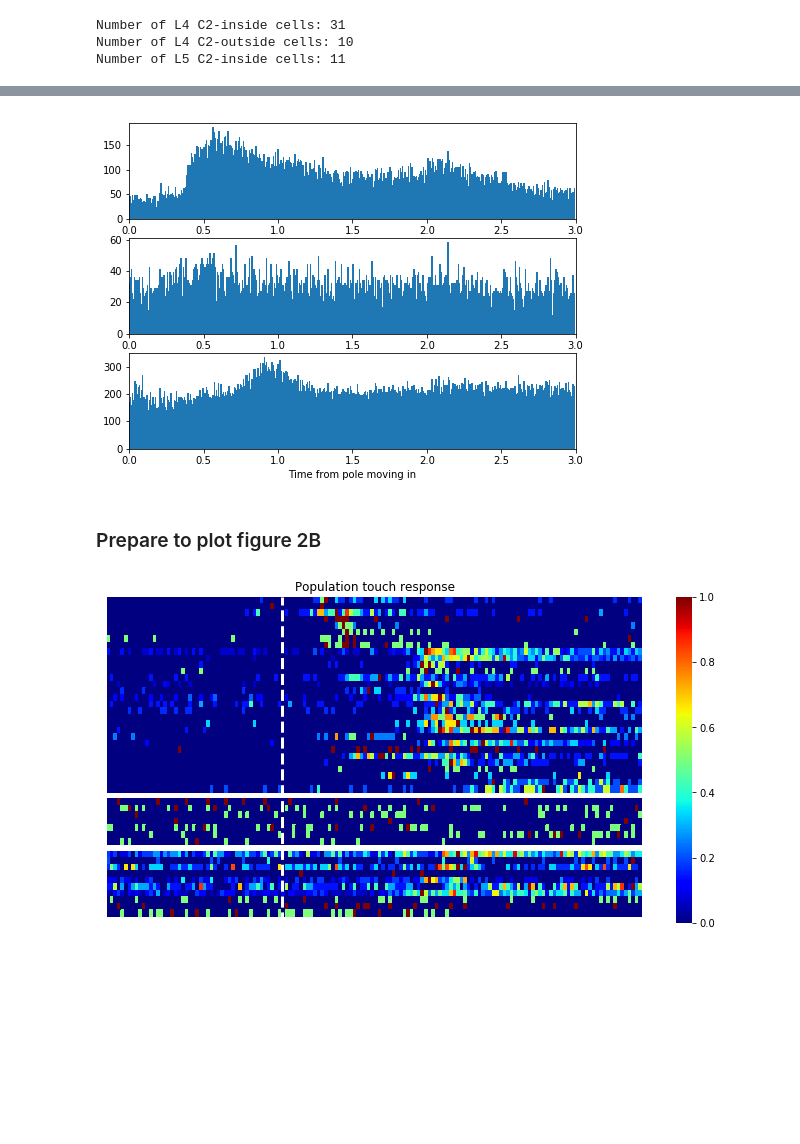
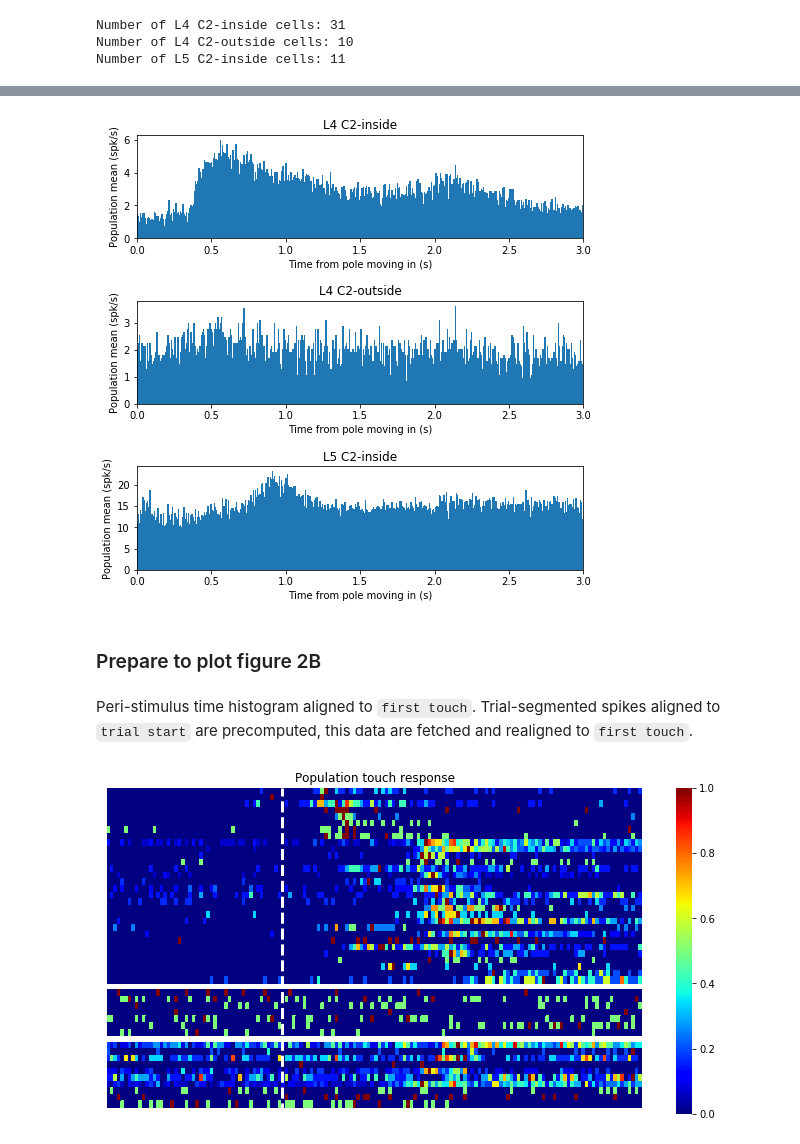
Before and after one commit to vathes/Hires-Gutnisky-2015, a Jupyter notebook: Notebooks/Hires-Gutnisky-2015 Example.ipynb, the cells around one changed output, grey strips where cells are left out. Saved outputs shown, nothing was run; the diff lists cells and outputs as text; code cells hidden in the pictures; blank space fills up the shorter version.

```diff
--- a/Notebooks/Hires-Gutnisky-2015 Example.ipynb
+++ b/Notebooks/Hires-Gutnisky-2015 Example.ipynb
@@ -98,7 +94,7 @@ spike_times = np.hstack(spike_times)
 # %%
 # trial-average spike histogram
 def build_PSTH(spike_train, timestamps, tlim, bin_size=0.05):
-    spk_counts, spk_edges = np.histogram(np.hstack(timestamps[np.where(r[:len(timestamps)] > 0)[0]] for r in spike_train),
+    spk_counts, spk_edges = np.histogram(np.hstack(t[np.where(r[:len(timestamps)] > 0)[0]] for r, t in zip(spike_train, timestamps),
                                          bins=int((tlim[-1] - tlim[0]) / bin_size), range=tlim)
     spk_rates = spk_counts / np.diff(spk_edges) / len(spike_train)
     return spk_rates, spk_edges[:-1]
@@ -122,7 +118,8 @@ seg_param_key = (analysis.TrialSegmentationSetting & {'event': 'first_lick',
                                                       'post_stim_duration': 4}).fetch1()
 # %%
 # get spike-train
-spk = (intracellular.TrialSegmentedSpikeTrain & session_key & seg_param_key).fetch('segmented_spike_train')
+spk, spk_timestamps = (intracellular.TrialSegmentedSpikeTrain & session_key & seg_param_key).fetch(
+    'segmented_spike_train', 'segmented_spike_timestamps')
 touchon = (behavior.TrialSegmentedBehavior & session_key & seg_param_key).fetch('segmented_touch_onset')
 ephys_timestamps = np.linspace(-1*float(seg_param_key['pre_stim_duration']),
                                float(seg_param_key['post_stim_duration']),
@@ -140,7 +137,7 @@ trial_idx, spike_times = zip(*((np.full_like(r, ri), r)
 trial_idx = np.hstack(trial_idx)
 spike_times = np.hstack(spike_times)
 # %%
-spk_rates, spk_edges = build_PSTH(spk, ephys_timestamps, (ephys_timestamps[0], ephys_timestamps[-1]), bin_size=0.001)
+spk_rates, spk_edges = build_PSTH(spk, spk_timestamps, (-float(seg_param_key['pre_stim_duration']), float(seg_param_key['post_stim_duration'])), bin_size=0.001)
 fig1ef, ax = plt.subplots(1, 2, figsize=(10, 4))
 ax[0].plot(spike_times, trial_idx , '.k', markersize=4)
 ax[0].set_ylabel('Sorted trial number')
@@ -190,15 +190,21 @@ ephys_timestamps = np.linspace(-1*float(seg_param_key['pre_stim_duration']),
                                float(seg_param_key['post_stim_duration']),
                                l4_c2_inside_spk[0][0].size)
 # %%
-fig2a, axs = plt.subplots(3, 1, figsize=(8, 6))
-for ax, spike_train in zip(axs, (np.hstack(l4_c2_inside_spk), np.hstack(l4_c2_outside_spk), np.hstack(l5_c2_inside_spk))):
+fig2a, axs = plt.subplots(3, 1, figsize=(8, 8))
+fig2a.subplots_adjust(hspace=0.6)
+for ax, spike_train, title in zip(axs, (np.hstack(l4_c2_inside_spk), np.hstack(l4_c2_outside_spk), np.hstack(l5_c2_inside_spk)),
+                                 ('L4 C2-inside', 'L4 C2-outside', 'L5 C2-inside')):
     spk_rates, spk_edges = build_PSTH(spike_train, ephys_timestamps, (ephys_timestamps[0], ephys_timestamps[-1]), bin_size=0.006)
     ax.bar(spk_edges, spk_rates, width=0.01)
-    ax.set_xlim((0, 3));
-axs[-1].set_xlabel('Time from pole moving in');
+    ax.set_xlim((0, 3))
+    ax.set_title(title);
+    ax.set_ylabel('Population mean (spk/s)')
+    ax.set_xlabel('Time from pole moving in (s)');
 # %% [output]
-[figure, old version]
+[figure, new version]
 # %% [markdown]
 ### Prepare to plot figure 2B
+# %% [markdown]
+Peri-stimulus time histogram aligned to `first touch`. Trial-segmented spikes aligned to `trial start` are precomputed, this data are fetched and realigned to `first touch`.
 # %%
 # trial-average spike histogram
```
Also changed, not shown: parts of 28 cells of this notebook, 5 other files.
